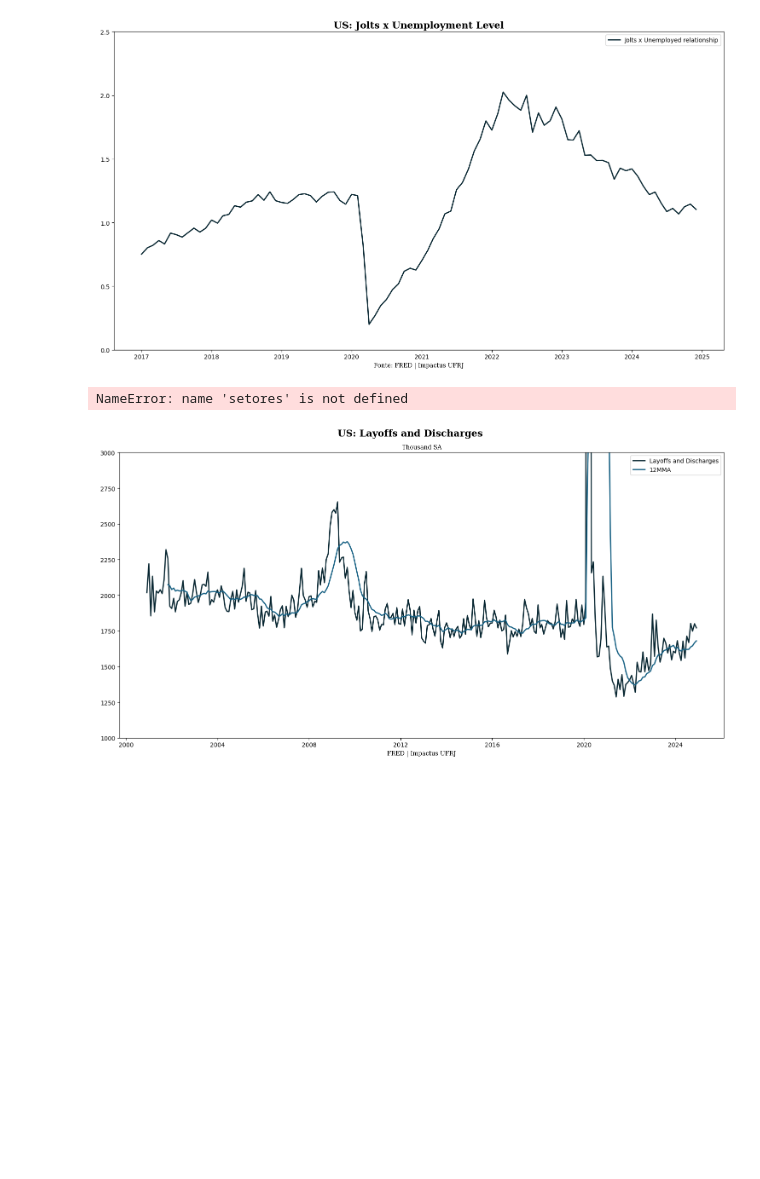
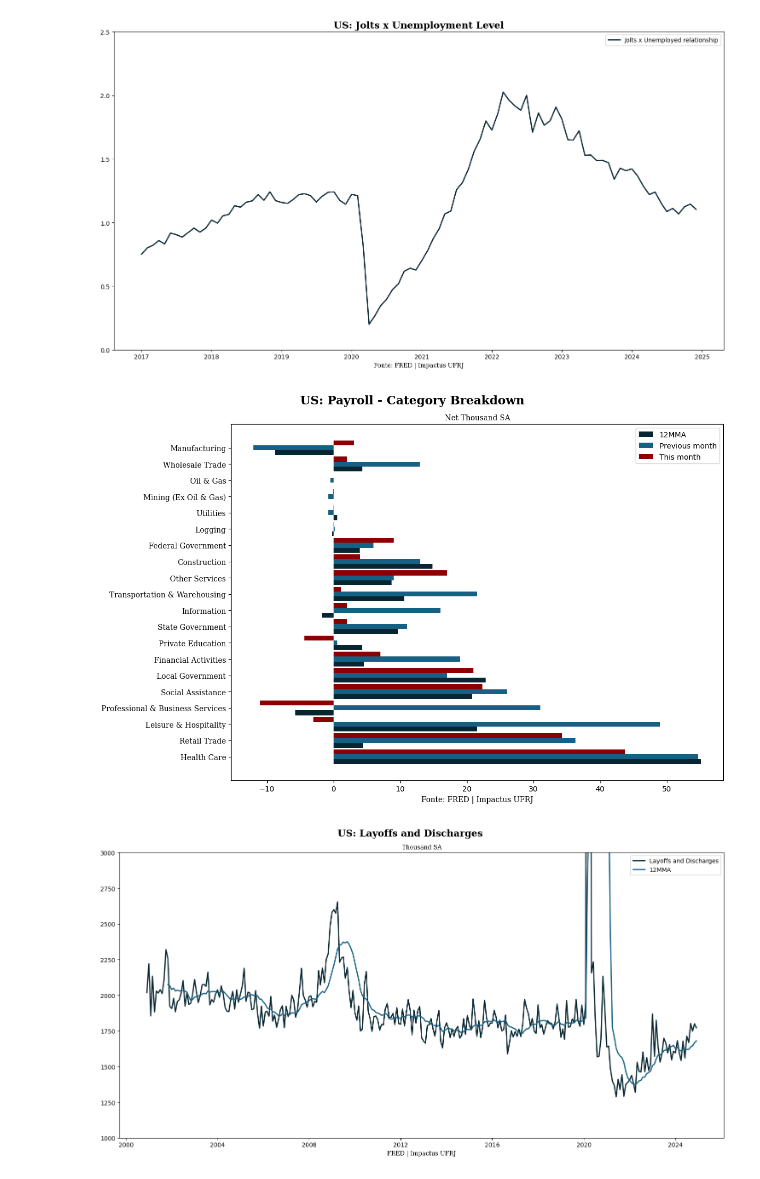
Before and after one commit to Joao-Henrique-Q/Impactus_Python_Scripts, a Jupyter notebook: Payroll_graphs_and_data.ipynb, the cells around one changed output. Drawn from its saved outputs; the diff is of its cells as text; code cells hidden in the pictures; blank space fills up the shorter version.

```diff
--- a/Payroll_graphs_and_data.ipynb
+++ b/Payroll_graphs_and_data.ipynb
@@ -579,30 +577,52 @@ manufacturing["Média de 12 meses"]= manufacturing["Diff"].rolling(window=12).me
 # %%
 # Plotando ordering
 import matplotlib.pyplot as plt
 import numpy as np
 
+setores = {
+    "Health Care": health_care,
+    "Retail Trade": retail_trade,
+    "Leisure & Hospitality": leisure_hospitality,
+    "Professional & Business Services": professionalb_services,
+    "Social Assistance": social_assistance,
+    "Local Government": local_government,
+    "Financial Activities": financial_activity,
+    "Private Education": private_education,
+    "State Government": state_government,
+    "Information": information,
+    "Transportation & Warehousing": transportation_warehousing,
+    "Other Services": other_services,
+    "Construction": construction,
+    "Federal Government": federal,
+    "Logging": logging,
+    "Utilities": utilities,
+    "Mining (Ex Oil & Gas)": mining_ex_oil_gas,
+    "Oil & Gas": oil_gas,
+    "Wholesale Trade": whole_sale_trade,
+    "Manufacturing": manufacturing
+}
 labels = list(setores.keys())
 diff_atual = [df["Diff"].iloc[-1] for df in setores.values()]
 diff_anterior = [df["Diff"].iloc[-2] for df in setores.values()]
 media_12m = [df["Média de 12 meses"].iloc[-1] for df in setores.values()]
 
 fig, ax = plt.subplots(figsize=(12, 8))
 y = np.arange(len(labels))
 width = 0.3
 
 ax.barh(y - width, media_12m, width, label="12MMA", color="#082631")
 ax.barh(y, diff_anterior, width, label="Previous month", color="#166083")
 ax.barh(y + width, diff_atual, width, label="This month", color="darkred")
 ax.set_yticks(y)
 ax.set_yticklabels(labels, fontsize=10, family='serif')
 ax.set_xlabel("Fonte: FRED | Impactus UFRJ", fontsize=10, family='serif')
 ax.set_title("Net Thousand SA", fontsize=10, family='serif', fontweight='normal')
 ax.legend()
 fig.suptitle("US: Payroll - Category Breakdown", fontsize=16, family='serif', fontweight='bold')
 fig.tight_layout()
 plt.show()
 # %% [output]
-NameError: name 'setores' is not defined
+[figure, added]
 # %%
 #Layoffs and discharges
 ld = fred.get_series("JTSLDL")
```
Also changed, not shown: parts of 3 cells of this notebook.
